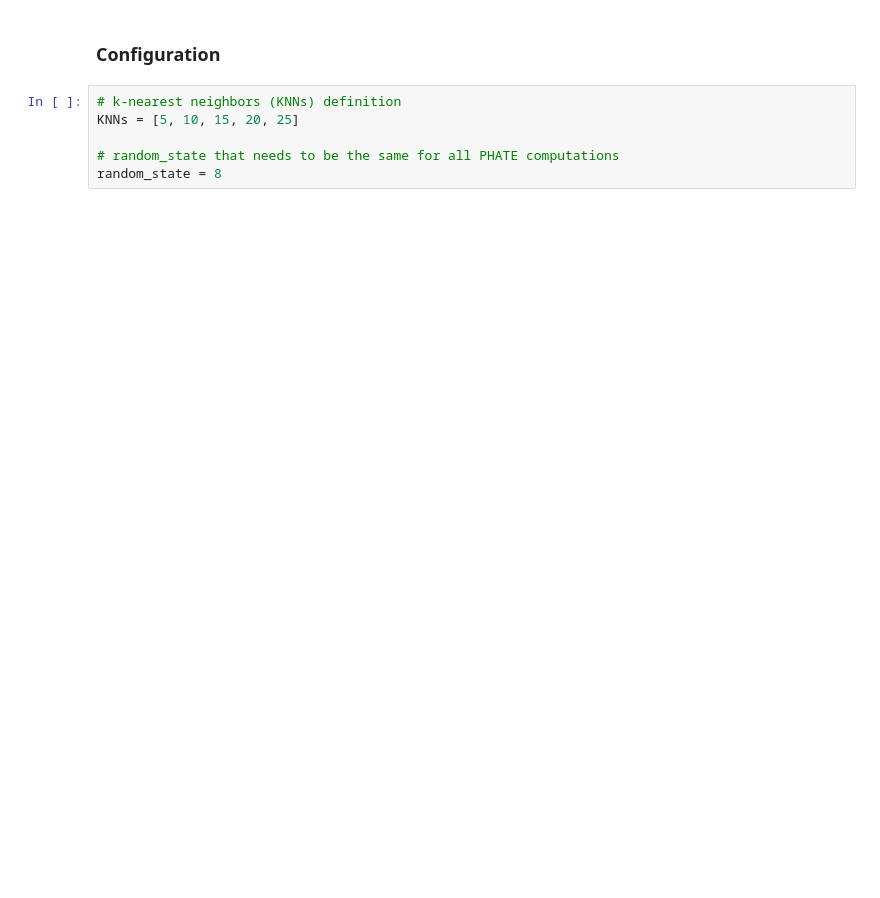
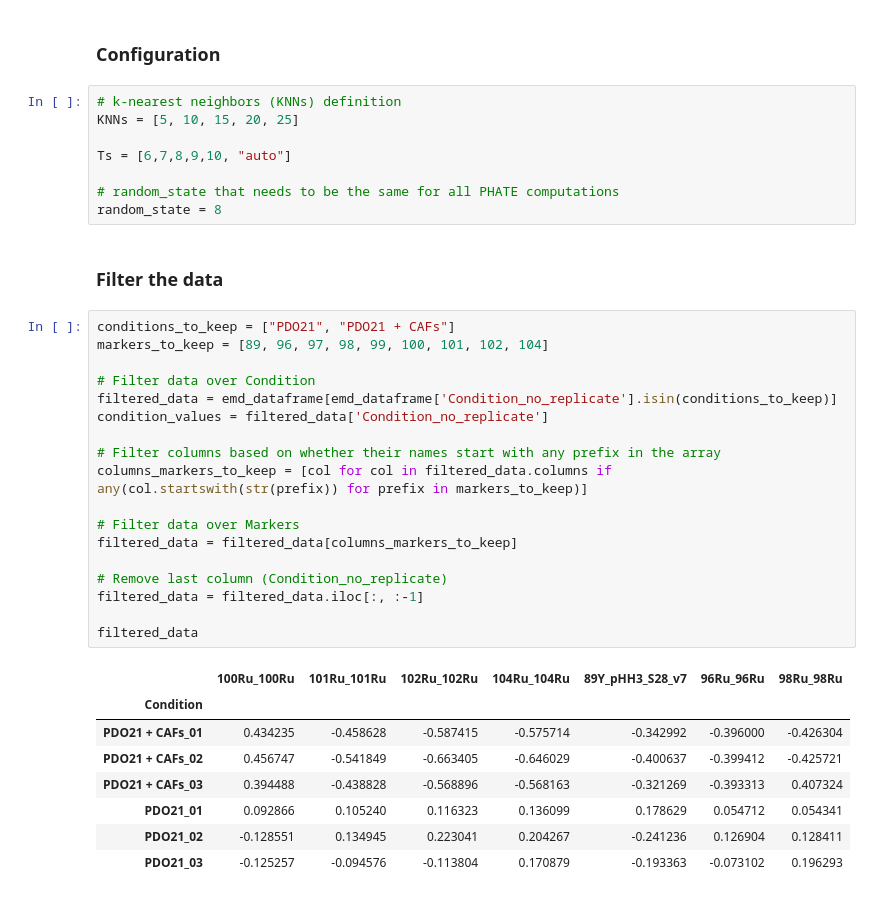
Before and after one commit to romainveillard/bio-utils, a Jupyter notebook: Cytof data processing.ipynb, the cells around one changed output. Saved outputs shown, nothing was run; the diff lists cells and outputs as text; blank space fills up the shorter version.

```diff
--- a/Cytof data processing.ipynb
+++ b/Cytof data processing.ipynb
@@ -496,6 +509,37 @@ emd_dataframe
 # k-nearest neighbors (KNNs) definition
 KNNs = [5, 10, 15, 20, 25]
 
+Ts = [6,7,8,9,10, "auto"]
+
 # random_state that needs to be the same for all PHATE computations
 random_state = 8
+# %% [markdown]
+### Filter the data
+# %%
+conditions_to_keep = ["PDO21", "PDO21 + CAFs"]
+markers_to_keep = [89, 96, 97, 98, 99, 100, 101, 102, 104]
+
+# Filter data over Condition
+filtered_data = emd_dataframe[emd_dataframe['Condition_no_replicate'].isin(conditions_to_keep)]
+condition_values = filtered_data['Condition_no_replicate']
+
+# Filter columns based on whether their names start with any prefix in the array
+columns_markers_to_keep = [col for col in filtered_data.columns if any(col.startswith(str(prefix)) for prefix in markers_to_keep)]
+
+# Filter data over Markers
+filtered_data = filtered_data[columns_markers_to_keep]
+
+# Remove last column (Condition_no_replicate)
+filtered_data = filtered_data.iloc[:, :-1]
+
+filtered_data
+# %% [output]
+|  | 100Ru_100Ru | 101Ru_101Ru | 102Ru_102Ru | 104Ru_104Ru | 89Y_pHH3_S28_v7 | 96Ru_96Ru | 98Ru_98Ru |
+| Condition |  |  |  |  |  |  |  |
+| PDO21 + CAFs_01 | 0.434235 | -0.458628 | -0.587415 | -0.575714 | -0.342992 | -0.396000 | -0.426304 |
+| PDO21 + CAFs_02 | 0.456747 | -0.541849 | -0.663405 | -0.646029 | -0.400637 | -0.399412 | -0.425721 |
+| PDO21 + CAFs_03 | 0.394488 | -0.438828 | -0.568896 | -0.568163 | -0.321269 | -0.393313 | 0.407324 |
+| PDO21_01 | 0.092866 | 0.105240 | 0.116323 | 0.136099 | 0.178629 | 0.054712 | 0.054341 |
+| PDO21_02 | -0.128551 | 0.134945 | 0.223041 | 0.204267 | -0.241236 | 0.126904 | 0.128411 |
+| PDO21_03 | -0.125257 | -0.094576 | -0.113804 | 0.170879 | -0.193363 | -0.073102 | 0.196293 |
 # %% [markdown]
```
Also changed, not shown: parts of 7 cells of this notebook.
